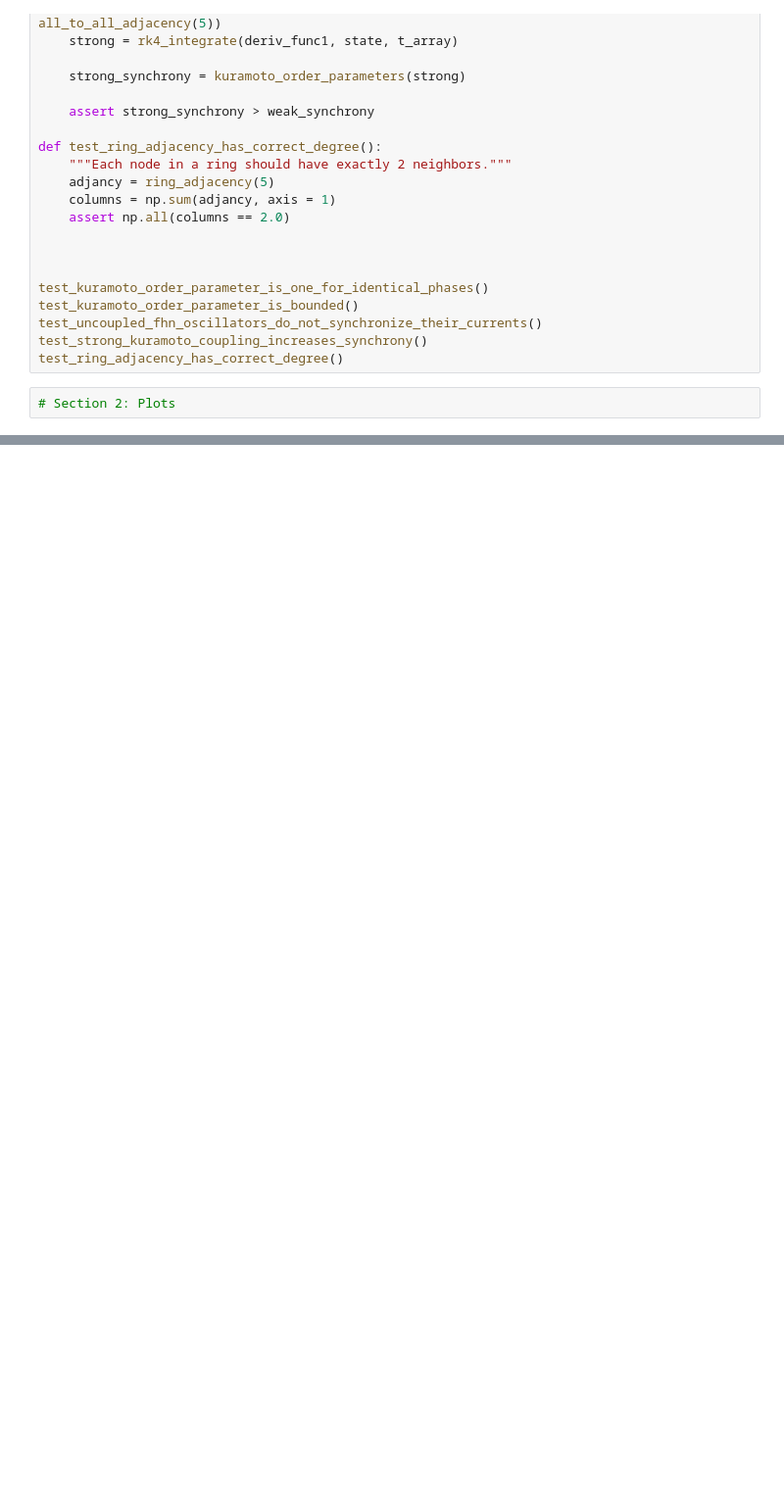
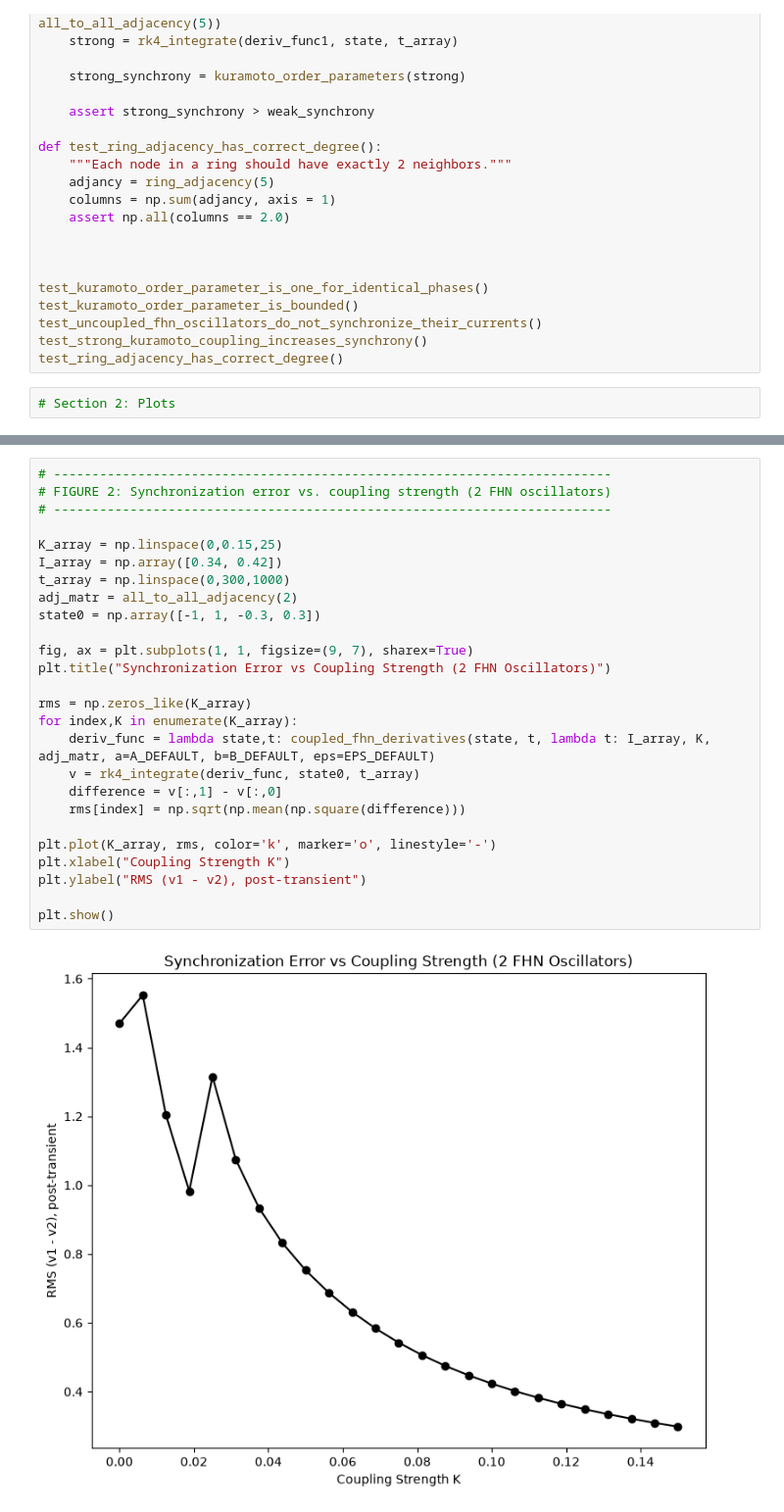
Before and after one commit to bzhu-neuro/hodgkin-huxley-neuron, a Jupyter notebook: notebooks/network-synchronization.ipynb, the cells around one changed output, grey strips where cells are left out. Shown at 98% size. Cells and saved outputs as stored; diff of their text form; blank space fills up the shorter version.

```diff
--- a/notebooks/network-synchronization.ipynb
+++ b/notebooks/network-synchronization.ipynb
@@ -243,0 +244,28 @@ plt.show()
+# %%
+# -------------------------------------------------------------------------
+# FIGURE 2: Synchronization error vs. coupling strength (2 FHN oscillators)
+# -------------------------------------------------------------------------
+
+K_array = np.linspace(0,0.15,25)
+I_array = np.array([0.34, 0.42])
+t_array = np.linspace(0,300,1000)
+adj_matr = all_to_all_adjacency(2)
+state0 = np.array([-1, 1, -0.3, 0.3])
+
+fig, ax = plt.subplots(1, 1, figsize=(9, 7), sharex=True)
+plt.title("Synchronization Error vs Coupling Strength (2 FHN Oscillators)")
+
+rms = np.zeros_like(K_array)
+for index,K in enumerate(K_array):
+    deriv_func = lambda state,t: coupled_fhn_derivatives(state, t, lambda t: I_array, K, adj_matr, a=A_DEFAULT, b=B_DEFAULT, eps=EPS_DEFAULT)
+    v = rk4_integrate(deriv_func, state0, t_array)
+    difference = v[:,1] - v[:,0]
+    rms[index] = np.sqrt(np.mean(np.square(difference)))
+
+plt.plot(K_array, rms, color='k', marker='o', linestyle='-')
+plt.xlabel("Coupling Strength K")
+plt.ylabel("RMS (v1 - v2), post-transient")
+
+plt.show()
+# %% [output]
+[figure, added]
```
Also changed, not shown: parts of 2 cells of this notebook, 9 other files.
